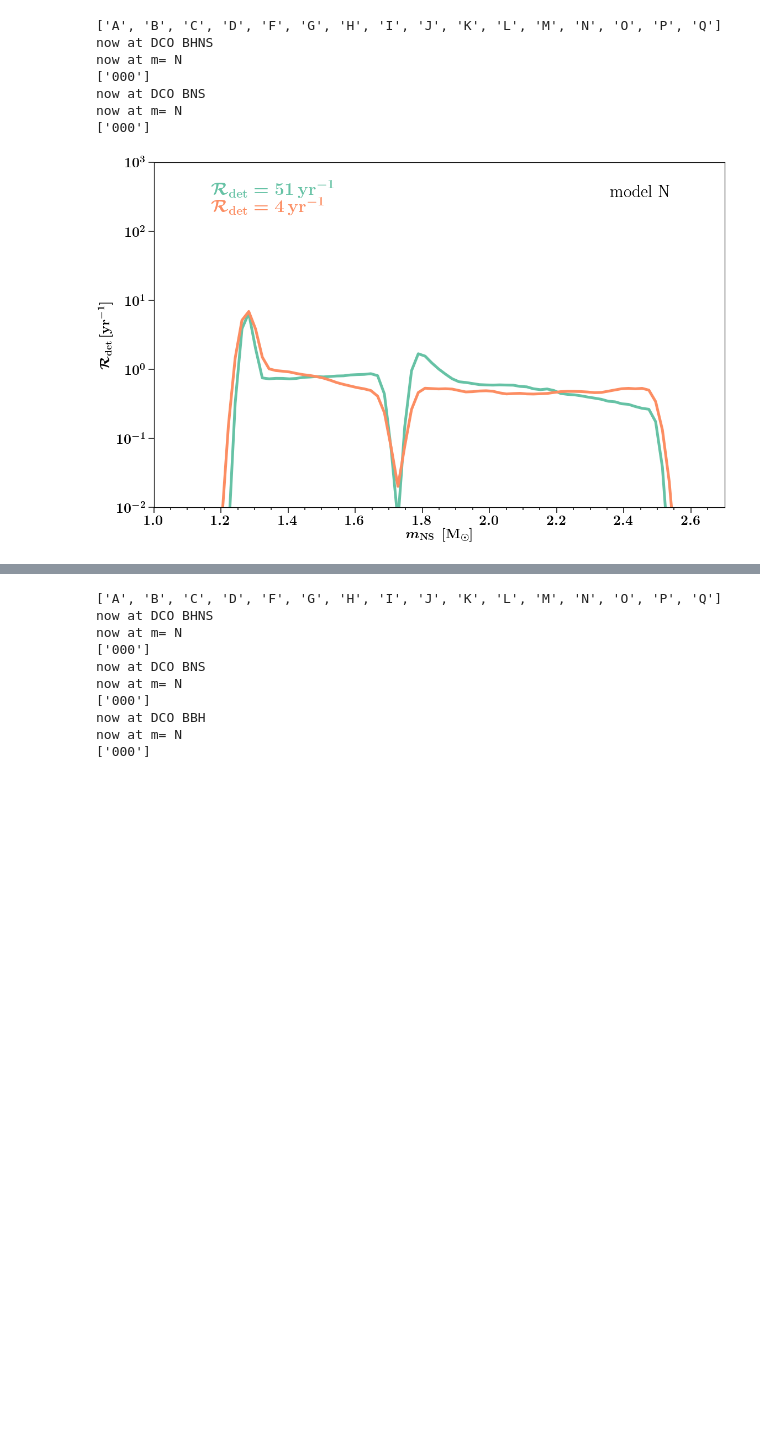
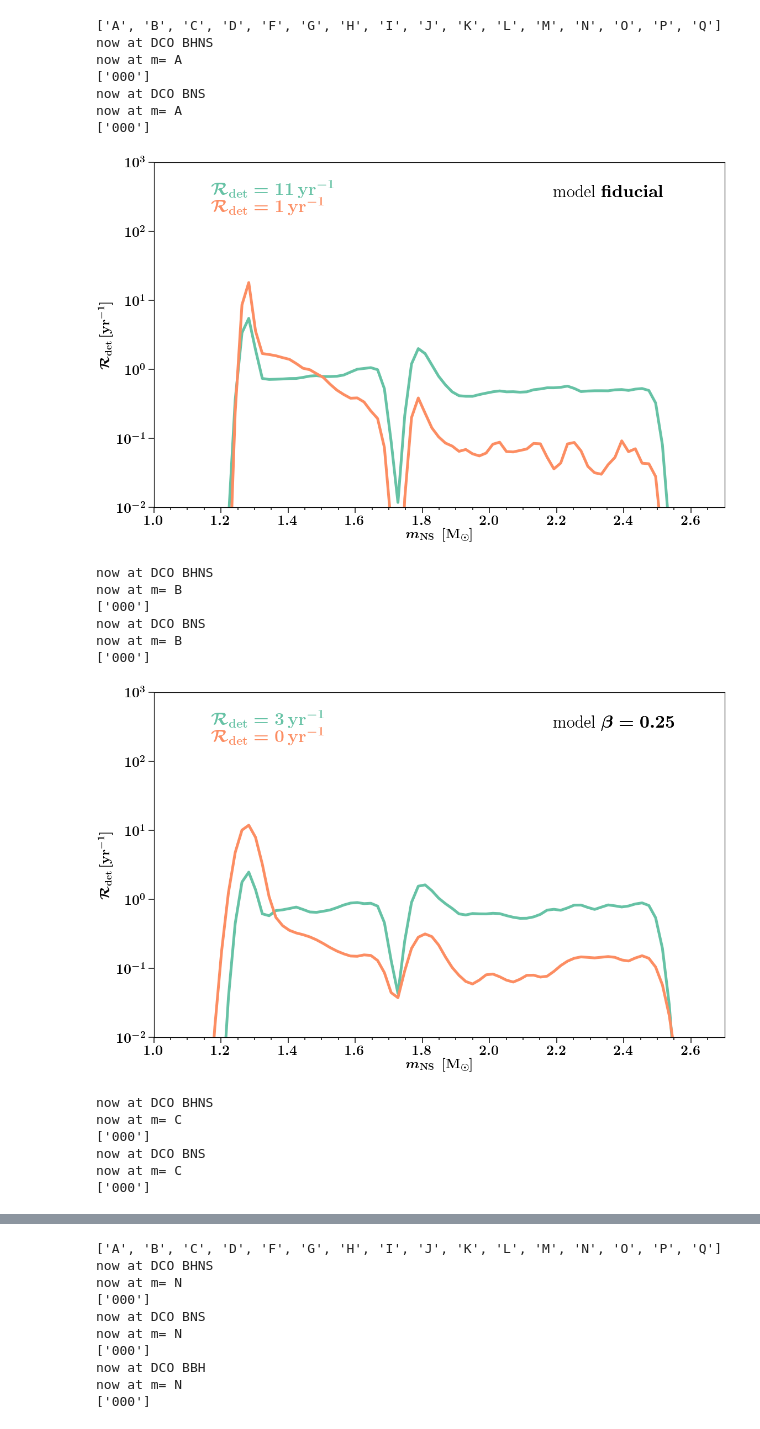
Before and after one commit to FloorBroekgaarden/Double-Compact-Object-Mergers, a Jupyter notebook: plottingCode/Fig_7_NS_mass/Figure_7_M_NS.ipynb, the cells around one changed output, grey strips where cells are left out. Drawn from its saved outputs; the diff is of its cells as text; code cells hidden in the pictures; blank space fills up the shorter version.

Commit message:
added model specific figures

```diff
--- a/plottingCode/Fig_7_NS_mass/Figure_7_M_NS.ipynb
+++ b/plottingCode/Fig_7_NS_mass/Figure_7_M_NS.ipynb
@@ -233,7 +233,7 @@ def kde_comapre(axe_ind=None, xparam='MNS', BPSmodelNames=['A'], MSSFRmodelNames
             fdata.close()
 
 
-        axe.text(0.8, 0.9, s=r'model %s'%BPSmodelName , rotation = 0, fontsize = fs+8, color ='k', ha = 'left',transform=axe.transAxes, weight = 'bold')
+        axe.text(0.7, 0.9, s=r'model %s'%alphabetPhysicalNameDictWithEnter[BPSmodelName] , rotation = 0, fontsize = fs+8, color ='k', ha = 'left',transform=axe.transAxes, weight = 'bold')
         del xvar
         del w
 
@@ -332,9 +332,7 @@ path_dir = '/Volumes/Andromeda/DATA/AllDCO_bugfix/'
 
 
 
-ncols, nrows= 1,1
-f, axe= plt.subplots(ncols=ncols,nrows=nrows,figsize=(16,10),
-              gridspec_kw={"width_ratios":1.5*np.ones(ncols), "height_ratios":1*np.ones(nrows)})
+
 
 
 # for ind_bps, BPS in enumerate(['A']):#, 'B', 'C', 'D', 'E', 'F', 'G', 'H', 'I', 'J', 'K', 'L', 'M', 'N', 'O']):
@@ -351,49 +349,71 @@ MSSFRnameslist = ['000']#, '112', '212', '312', '113', '213', '313', '122', '222
 
 
 
 # TYPE = 'BHNS'
 nModels=17
 BPSnameslist = list(string.ascii_uppercase)[0:nModels]
 # BPScolors       = sns.color_palette("husl", len(BPSnameslist))
 # colorDirDict =  {BPSnameslist[i]: BPScolors[i] for i in range(len(BPSnameslist))}
 
 # I do NOT want model E
 if 'E' in BPSnameslist:
     BPSnameslist.remove('E')
 print(BPSnameslist)
 
-BPSnameslist =['N']
+BPSnameslist =['O']
 
 
 
+BPSnameslist_ = list(string.ascii_uppercase)[0:nModels]
+if 'E' in BPSnameslist_:
+    BPSnameslist_.remove('E')
 
 
-handles, labels = None, None
-# BPSlist = [BPS]
-whichWeight='det'
+for ind_m, model in enumerate(BPSnameslist_):
+    BPSnameslist = [model]
+
+    ncols, nrows= 1,1
+    f, axe= plt.subplots(ncols=ncols,nrows=nrows,figsize=(16,10),
+                  gridspec_kw={"width_ratios":1.5*np.ones(ncols), "height_ratios":1*np.ones(nrows)})
+    handles, labels = None, None
+    # BPSlist = [BPS]
+    whichWeight='det'
 
 
-nameY = r'$\mathcal{R}_{\rm{det}} \, [\rm{yr}^{-1}]   $'
-nameX = r' $m_{\rm{NS}} $ $ \,  [\rm{M}_{\odot}]$'
-xparam='MNS'
-kde_comapre(axe_ind=1,xparam=xparam,  BPSmodelNames=BPSnameslist,\
-        MSSFRmodelNames=MSSFRnameslist, DCOtypes=['BHNS', 'BNS'], xvarrange=[1,3], xlabel=nameX, ylabel=nameY, \
-                              xlim=[1,3.], ylim=[0.,None], whichWeight=whichWeight,  path_dir=path_dir, quantiles=True)#, whichBPScolor=whichBPScolor)
+    nameY = r'$\mathcal{R}_{\rm{det}} \, [\rm{yr}^{-1}]   $'
+    nameX = r' $m_{\rm{NS}} $ $ \,  [\rm{M}_{\odot}]$'
+    xparam='MNS'
+    kde_comapre(axe_ind=1,xparam=xparam,  BPSmodelNames=BPSnameslist,\
+            MSSFRmodelNames=MSSFRnameslist, DCOtypes=['BHNS', 'BNS'], xvarrange=[1,3], xlabel=nameX, ylabel=nameY, \
+                                  xlim=[1,3.], ylim=[0.,None], whichWeight=whichWeight,  path_dir=path_dir, quantiles=True)#, whichBPScolor=whichBPScolor)
 
-make_up_axis(axe=axe, xlim=[1,2.7], ylim=[0.01, 1E3], nameX=nameX, nameY=nameY, logY=True)
+    make_up_axis(axe=axe, xlim=[1,2.7], ylim=[0.01, 1E3], nameX=nameX, nameY=nameY, logY=True)
 
 
-plt.tight_layout()
-plt.subplots_adjust(wspace=0, hspace=0)
-plt.savefig('./discussion_Mass_NS_' + whichWeight +'_'  + 'one_normed.png', transparent=False)
-plt.show()
-plt.close()
+    plt.tight_layout()
+    plt.subplots_adjust(wspace=0, hspace=0)
+    plt.savefig('./discussion_Mass_NS_' + whichWeight +'_'  + 'one_normed_' + BPSnameslist[0] +'.png', transparent=False)
+    plt.show()
+    plt.close()
 # %% [output]
 ['A', 'B', 'C', 'D', 'F', 'G', 'H', 'I', 'J', 'K', 'L', 'M', 'N', 'O', 'P', 'Q']
 now at DCO BHNS
-now at m= N
+now at m= A
 ['000']
 now at DCO BNS
-now at m= N
+now at m= A
 ['000']
-[figure, old version]
+[figure, new version]
+now at DCO BHNS
+now at m= B
+['000']
+now at DCO BNS
+now at m= B
+['000']
+[figure, added]
+now at DCO BHNS
+now at m= C
+['000']
+now at DCO BNS
+now at m= C
+['000']
```
Also changed, not shown: parts of 1 cell of this notebook, 16 other files.
